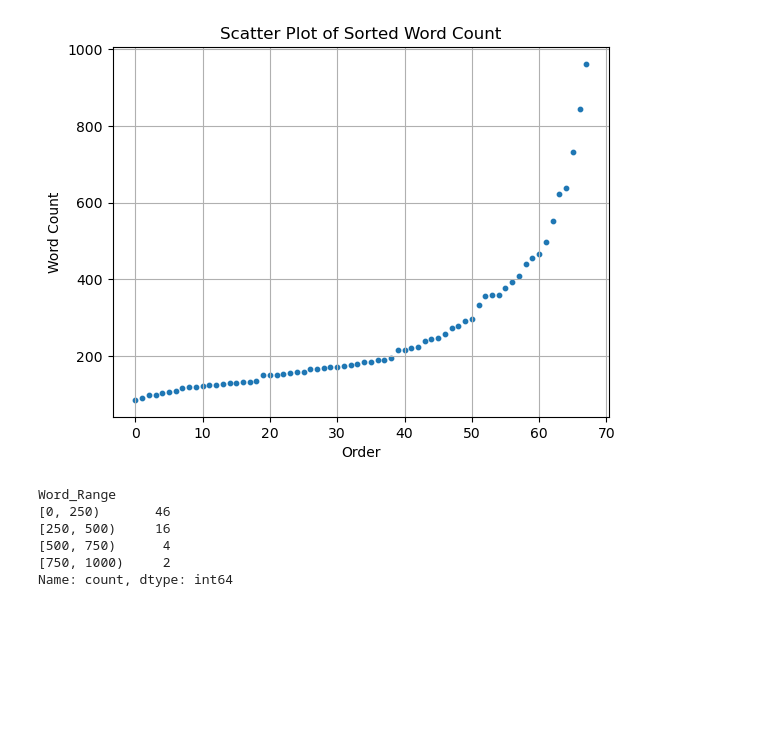
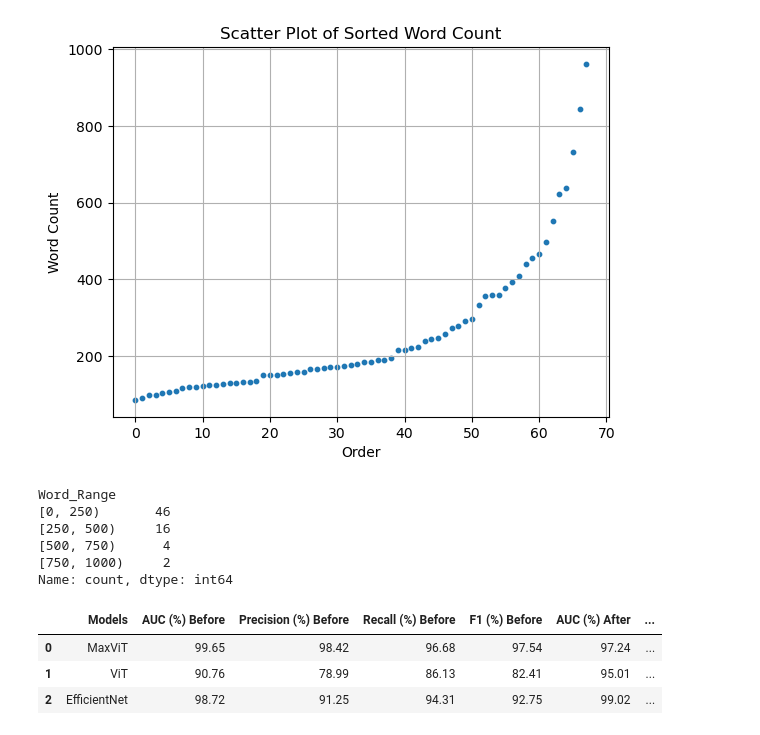
Before and after one commit to pergazuz/Text-Summarization-for-Flu-Season-Summary-Reports, a Jupyter notebook: diagnosis.ipynb, the cells around one changed output. Cells and saved outputs as stored; diff of their text form; code cells hidden in the pictures; blank space fills up the shorter version.

Commit message:
update: sampling data

```diff
--- a/diagnosis.ipynb
+++ b/diagnosis.ipynb
@@ -101,3 +101,43 @@ Word_Range
 [500, 750)      4
 [750, 1000)     2
 Name: count, dtype: int64
+# %%
+import pandas as pd
+
+# สร้างตารางข้อมูล
+data_before = {
+    'Models': ['MaxViT', 'ViT', 'EfficientNet'],
+    'AUC (%) Before': [99.65, 90.76, 98.72],
+    'Precision (%) Before': [98.42, 78.99, 91.25],
+    'Recall (%) Before': [96.68, 86.13, 94.31],
+    'F1 (%) Before': [97.54, 82.41, 92.75]
+}
+
+data_after = {
+    'Models': ['MaxViT', 'ViT', 'EfficientNet'],
+    'AUC (%) After': [97.24, 95.01, 99.02],
+    'Precision (%) After': [97.21, 85.29, 95.62],
+    'Recall (%) After': [95.21, 93.13, 97.83],
+    'F1 (%) After': [96.19, 89.03, 96.71]
+}
+
+# สร้าง DataFrame
+df_before = pd.DataFrame(data_before)
+df_after = pd.DataFrame(data_after)
+
+# รวมตาราง
+df_combined = pd.merge(df_before, df_after, on='Models')
+
+# คำนวณความเปลี่ยนแปลงในเปอร์เซ็นต์
+df_combined['ΔAUC (%)'] = df_combined['AUC (%) After'] - df_combined['AUC (%) Before']
+df_combined['ΔPrecision (%)'] = df_combined['Precision (%) After'] - df_combined['Precision (%) Before']
+df_combined['ΔRecall (%)'] = df_combined['Recall (%) After'] - df_combined['Recall (%) Before']
+df_combined['ΔF1 (%)'] = df_combined['F1 (%) After'] - df_combined['F1 (%) Before']
+
+# แสดงตาราง
+df_combined
+# %% [output]
+|  | Models | AUC (%) Before | Precision (%) Before | Recall (%) Before | F1 (%) Before | AUC (%) After | ... |
+| 0 | MaxViT | 99.65 | 98.42 | 96.68 | 97.54 | 97.24 | ... |
+| 1 | ViT | 90.76 | 78.99 | 86.13 | 82.41 | 95.01 | ... |
+| 2 | EfficientNet | 98.72 | 91.25 | 94.31 | 92.75 | 99.02 | ... |
```
Also changed, not shown: 4 other files.
